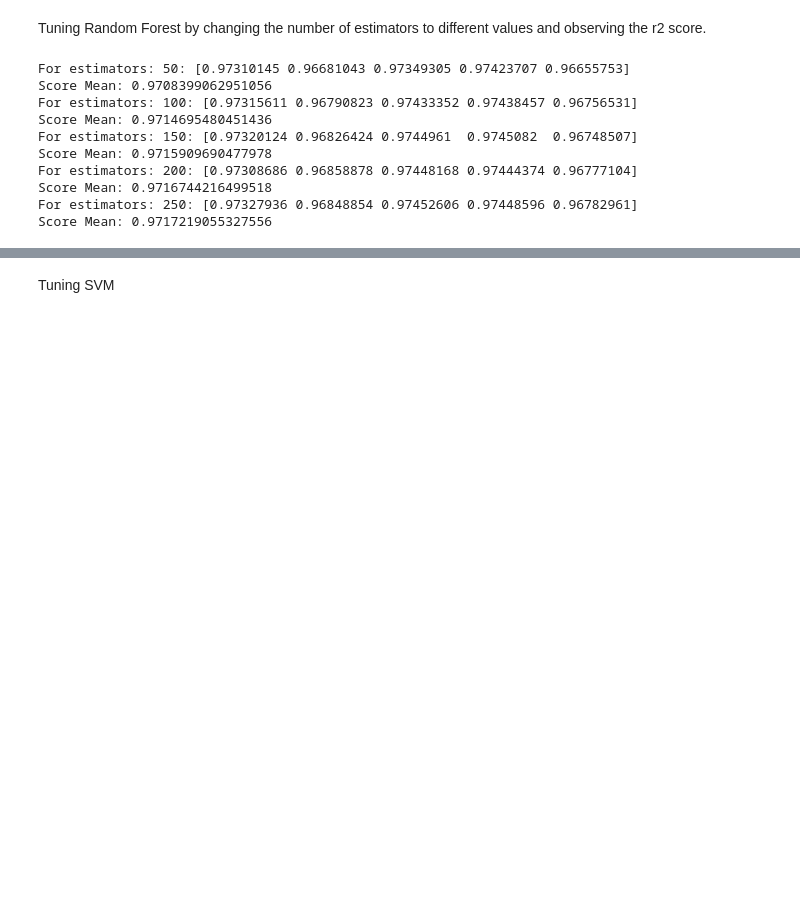
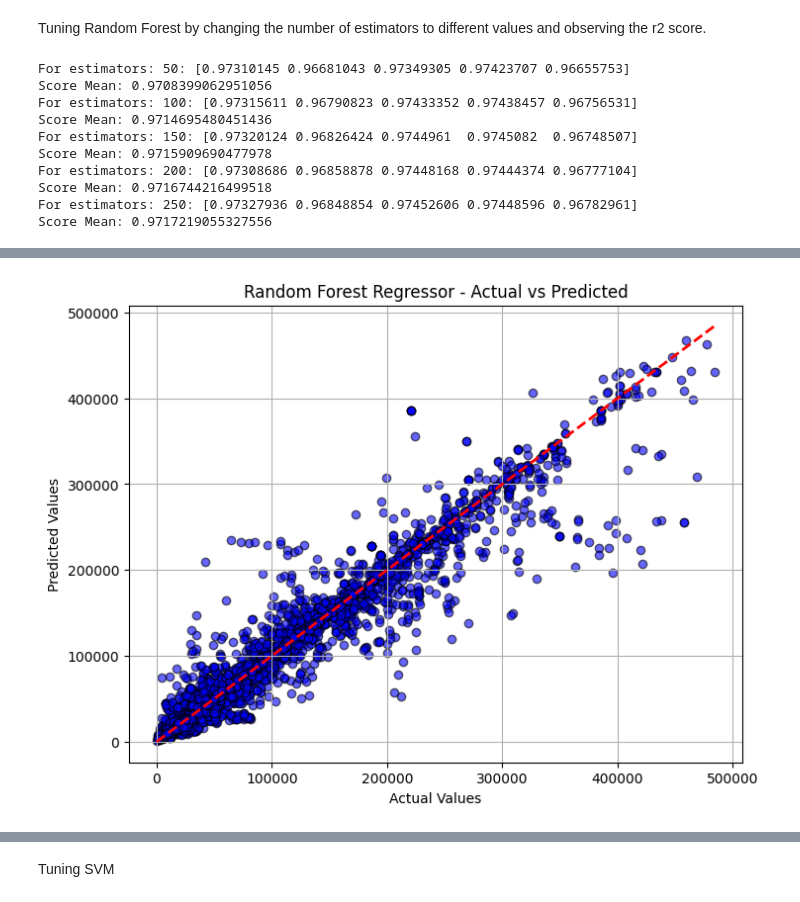
Before and after one commit to TedXpro/MachineLearning, a Jupyter notebook: CropYieldAnalysis.ipynb, the cells around one changed output, grey strips where cells are left out. Saved outputs shown, nothing was run; the diff lists cells and outputs as text; code cells hidden in the pictures; blank space fills up the shorter version.

```diff
--- a/CropYieldAnalysis.ipynb
+++ b/CropYieldAnalysis.ipynb
@@ -319,0 +342,12 @@ model = RandomForestRegressor(n_estimators=)
+# %%
+# plot Actual vs Predicted values
+plt.figure(figsize=(8, 6))
+plt.scatter(y_test, predictions, color='blue', edgecolor='k', alpha=0.6)
+plt.plot([min(y_test), max(y_test)], [min(y_test), max(y_test)], color='red', lw=2, ls='--')
+plt.title(f'Random Forest Regressor - Actual vs Predicted')
+plt.xlabel('Actual Values')
+plt.ylabel('Predicted Values')
+plt.grid(True)
+plt.show()
+# %% [output]
+[figure, added]
```
Also changed, not shown: parts of 15 cells of this notebook.
